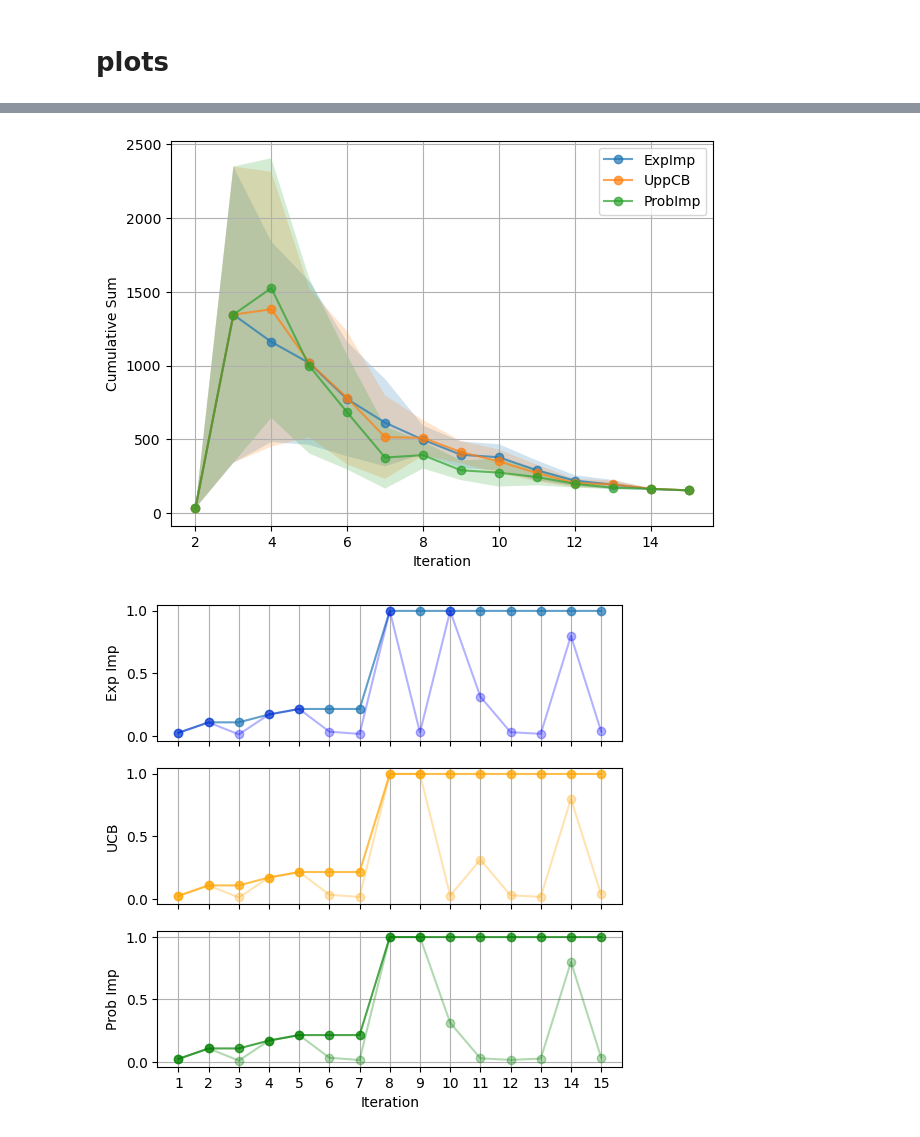
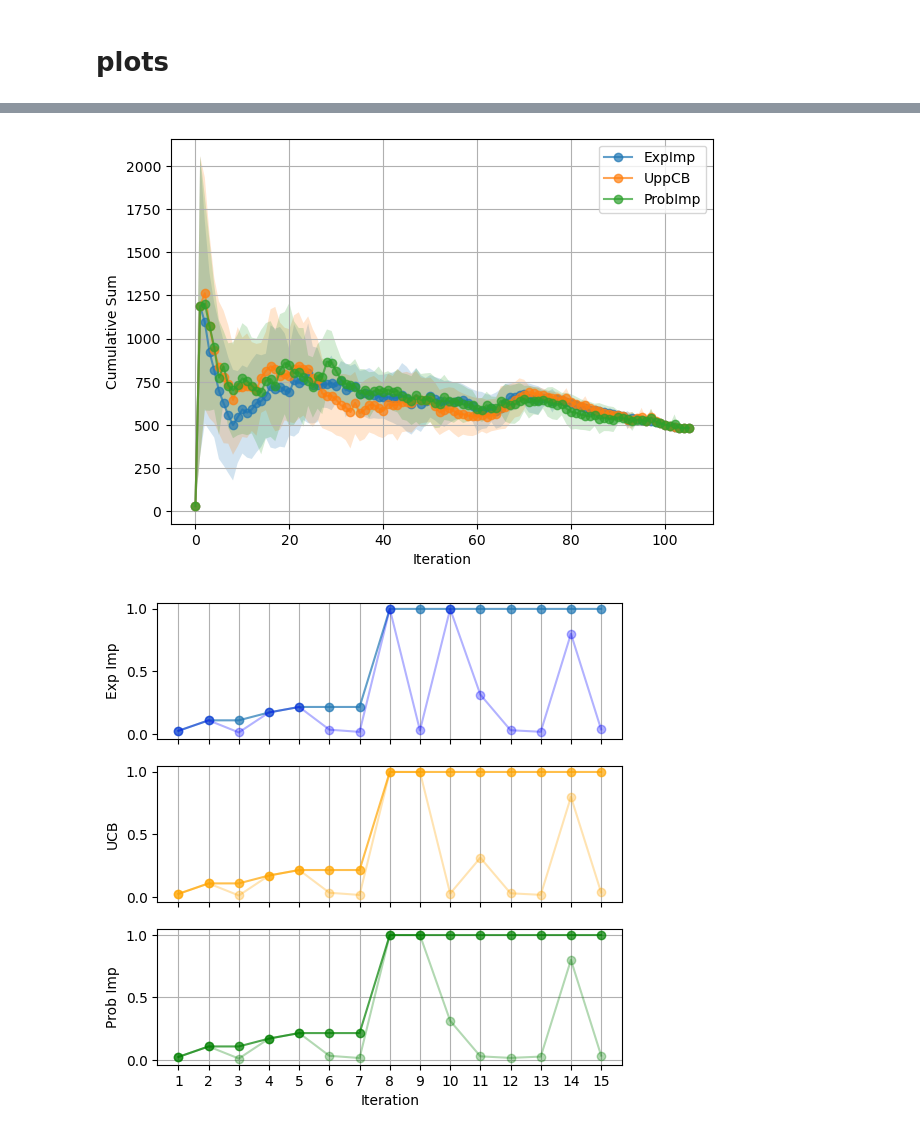
Before and after one commit to uwsunlab/BO-RFB, a Jupyter notebook: PoolBased/AcquisitionFunctions/pool_aqu_comparison_fulldata.ipynb, the cells around one changed output, grey strips where cells are left out. Drawn from its saved outputs; the diff is of its cells as text; code cells hidden in the pictures.

Commit message:
Pool aqui

```diff
--- a/PoolBased/AcquisitionFunctions/pool_aqu_comparison_fulldata.ipynb
+++ b/PoolBased/AcquisitionFunctions/pool_aqu_comparison_fulldata.ipynb
@@ -77,7 +77,7 @@ test_x = np.stack([m.flatten() for m in mesh], axis=-1)
 test_x = torch.tensor(test_x, dtype=torch.float32, device=device)
 
 
-def BO_loop(seed, aqui_func,gp_model, x_all, y_all, yvar_all,iterations=5):
+def BO_loop(seed, aqui_func,gp_model, x_all, y_all, yvar_all,iterations=105-train_size):
     random.seed(seed)
     train_size = 2
     x_pool = torch.tensor(x_inputs.to_numpy(), dtype=dtype, device=device)
@@ -126,6 +126,7 @@ def BO_loop(seed, aqui_func,gp_model, x_all, y_all, yvar_all,iterations=5):
     return gp_model, train_nx, train_y, best_y_store, np.array(varsum_store), np.array(rmse_store) # returns the final model, all trian data, and evaluated test mean and variance per rounds
 # %%
 num = 10
+
 EI_var_sum = []
 UCB_var_sum = []
 PI_var_sum = []
@@ -136,9 +137,9 @@ EI_y_all = []
 UCB_y_all = []
 PI_y_all = []
 for seed in range(num):
-    ExpImp, EI_x, EI_y,EI_ybest, EIvar_sum, EIrmse = BO_loop(seed, 'EI',EI_model,  x_input_new, y_output_new, yvar_output_new,iterations=len(x_input_new))
-    UppCB, UCB_x, UCB_y, UCB_ybest, UCBvar_sum, UCBrmse = BO_loop(seed, 'UCB',UCB_model, x_input_new, y_output_new, yvar_output_new,iterations=len(x_input_new))
-    ProbImp, PI_x, PI_y, PI_ybest,  PIvar_sum, PIrmse = BO_loop(seed, 'PI',PI_model, x_input_new, y_output_new, yvar_output_new,iterations=len(x_input_new))
+    ExpImp, EI_x, EI_y,EI_ybest, EIvar_sum, EIrmse = BO_loop(seed, 'EI',EI_model,  x_input_new, y_output_new, yvar_output_new,)
+    UppCB, UCB_x, UCB_y, UCB_ybest, UCBvar_sum, UCBrmse = BO_loop(seed, 'UCB',UCB_model, x_input_new, y_output_new, yvar_output_new)
+    ProbImp, PI_x, PI_y, PI_ybest,  PIvar_sum, PIrmse = BO_loop(seed, 'PI',PI_model, x_input_new, y_output_new, yvar_output_new)
     # Store the results
     EI_var_sum.append(EIvar_sum)
     UCB_var_sum.append(UCBvar_sum)
@@ -246,26 +295,26 @@ plt.show()
 # %%
 plt.figure(figsize=(7, 5))
-plt.plot(range(train_size, len(EI_y) + 1), (EI_var_sum.mean(axis = 0)), marker='o', label='ExpImp', alpha=0.7)
-plt.fill_between(range(train_size, len(EI_y) + 1),
+plt.plot(range( len(EI_y) + 1), (EI_var_sum.mean(axis = 0)), marker='o', label='ExpImp', alpha=0.7)
+plt.fill_between(range( len(EI_y) + 1),
                  (EI_var_sum.mean(axis = 0) - EI_var_sum.std(axis = 0)),
                  (EI_var_sum.mean(axis = 0) + EI_var_sum.std(axis = 0)), alpha=0.2)
-plt.plot(range(train_size, len(UCB_y) + 1), (UCB_var_sum.mean(axis = 0)), marker='o', label='UppCB', alpha=0.7)
-plt.fill_between(range(train_size, len(UCB_y) + 1),
+plt.plot(range( len(UCB_y) + 1), (UCB_var_sum.mean(axis = 0)), marker='o', label='UppCB', alpha=0.7)
+plt.fill_between(range( len(UCB_y) + 1),
                  (UCB_var_sum.mean(axis = 0) - UCB_var_sum.std(axis = 0)),
                  (UCB_var_sum.mean(axis = 0) + UCB_var_sum.std(axis = 0)), alpha=0.2)
-plt.plot(range(train_size, len(PI_y) + 1), (PI_var_sum.mean(axis = 0)), marker='o', label='ProbImp', alpha=0.7)
-plt.fill_between(range(train_size, len(PI_y) + 1),
+plt.plot(range( len(PI_y) + 1), (PI_var_sum.mean(axis = 0)), marker='o', label='ProbImp', alpha=0.7)
+plt.fill_between(range( len(PI_y) + 1),
                  (PI_var_sum.mean(axis = 0) - PI_var_sum.std(axis = 0)),
                  (PI_var_sum.mean(axis = 0) + PI_var_sum.std(axis = 0)), alpha=0.2)
 
 plt.xlabel('Iteration')
 plt.ylabel('Cumulative Sum')
 # plt.title('Expected Improvement (EI_y) vs Iterations')
 plt.grid(True)
 plt.legend()
 plt.show()
 # %% [output]
-[figure, old version]
+[figure, new version]
 # %%
 # Find the best (maximum) y found up to each iteration for each acquisition function
 ei_best_y = [float(EI_y[:i+1].max()) for i in range(len(EI_y))]
```
Also changed, not shown: parts of 6 cells of this notebook, 5 other files.
